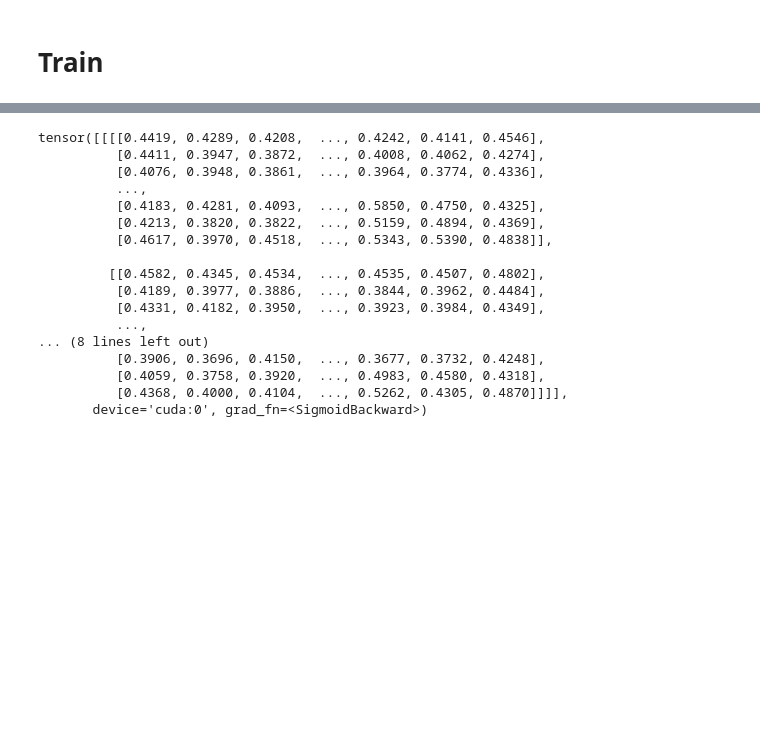
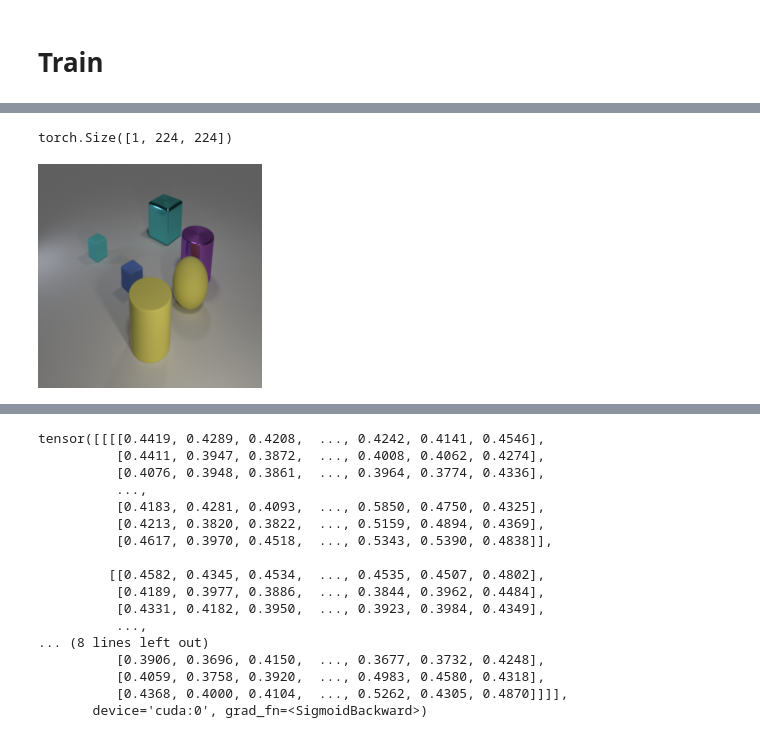
Before and after one commit to sebamenabar/CLEVR-Midlevel-Reps, a Jupyter notebook: nbs/everything.ipynb, the cells around one changed output, grey strips where cells are left out. Saved outputs shown, nothing was run; the diff lists cells and outputs as text; code cells hidden in the pictures; blank space fills up the shorter version.

```diff
--- a/nbs/everything.ipynb
+++ b/nbs/everything.ipynb
@@ -692,7 +692,7 @@ def exr_loader(path):
 
 
 def get_depth(img_fp):
-    return 1 - get_exr_replace(img_fp, "depths")[:, :, 0]
+    return 1 - get_exr_replace(img_fp, "depths")[:, :, [0]]
 
 
 def get_normal(img_fp):
@@ -719,7 +719,10 @@ class CLEVRMidrepsDataset(data.Dataset):
         [transforms.Resize((224, 224)), transforms.ToTensor()]
     )
     default_midreps_transforms = transforms.Compose(
-        [lambda img: resize(img, (224, 224), preserve_range=True), torch.from_numpy]
+        [
+            lambda img: resize(img, (224, 224), preserve_range=True).transpose(2, 1, 0),
+            torch.from_numpy,
+        ]
     )
 
     def __init__(
@@ -895,0 +902,4 @@ sample = dataset[1][0].unsqueeze(0).cuda()
+# %%
+dataset[0][1].depths.size()
+# %% [output]
+torch.Size([1, 224, 224])
@@ -896 +910,5 @@ sample = dataset[1][0].unsqueeze(0).cuda()
+# %%
+T.functional.to_pil_image(img)
+# %% [output]
+[figure, added]
 # %%
```
Also changed, not shown: parts of 8 cells of this notebook.
